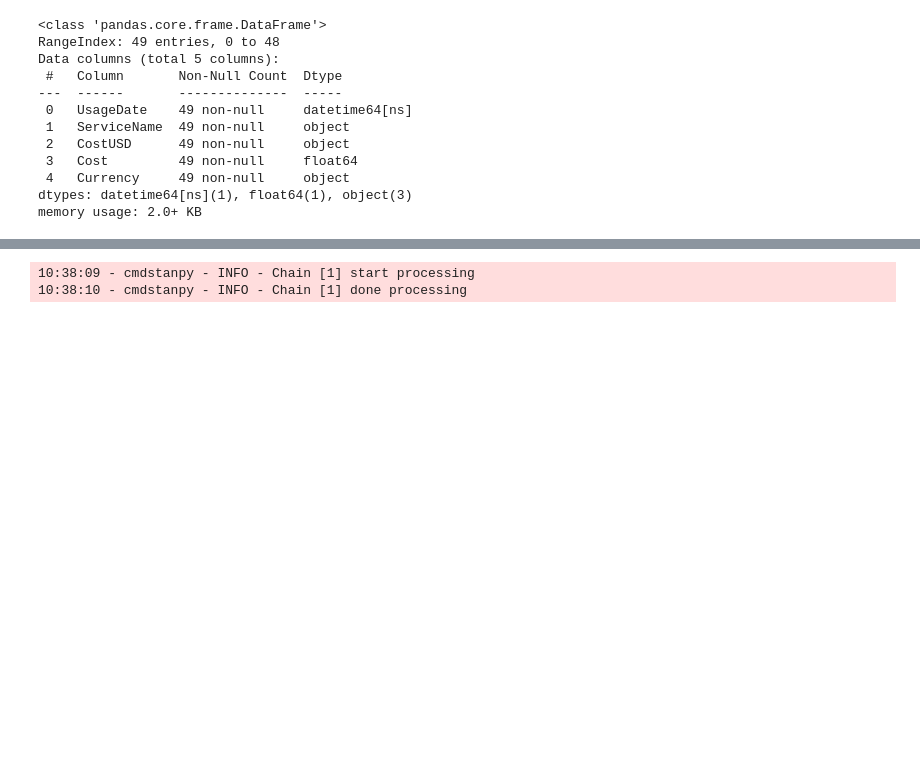
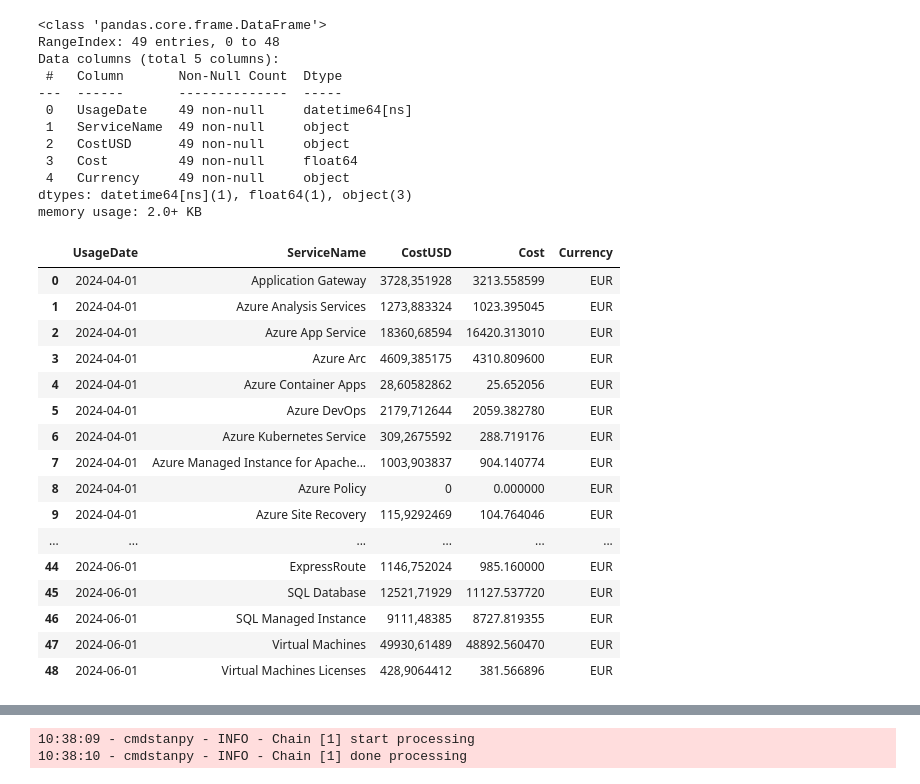
Before and after one commit to thomaszilliox1/FinOps-Projet-Costs-Monitoring-and-Prediction-from-Azure-and-AWS, a Jupyter notebook: FinOps-Projet-Costs-Monitoring-and-Prediction-from-Azure-and-AWS.ipynb, the cells around one changed output, grey strips where cells are left out. Cells and saved outputs as stored; diff of their text form; code cells hidden in the pictures; blank space fills up the shorter version.

```diff
--- a/FinOps-Projet-Costs-Monitoring-and-Prediction-from-Azure-and-AWS.ipynb
+++ b/FinOps-Projet-Costs-Monitoring-and-Prediction-from-Azure-and-AWS.ipynb
@@ -49,3 +88,23 @@ Data columns (total 5 columns):
  4   Currency     49 non-null     object
 dtypes: datetime64[ns](1), float64(1), object(3)
 memory usage: 2.0+ KB
+# %%
+df_azure
+# %% [output]
+|  | UsageDate | ServiceName | CostUSD | Cost | Currency |
+| 0 | 2024-04-01 | Application Gateway | 3728,351928 | 3213.558599 | EUR |
+| 1 | 2024-04-01 | Azure Analysis Services | 1273,883324 | 1023.395045 | EUR |
+| 2 | 2024-04-01 | Azure App Service | 18360,68594 | 16420.313010 | EUR |
+| 3 | 2024-04-01 | Azure Arc | 4609,385175 | 4310.809600 | EUR |
+| 4 | 2024-04-01 | Azure Container Apps | 28,60582862 | 25.652056 | EUR |
+| 5 | 2024-04-01 | Azure DevOps | 2179,712644 | 2059.382780 | EUR |
+| 6 | 2024-04-01 | Azure Kubernetes Service | 309,2675592 | 288.719176 | EUR |
+| 7 | 2024-04-01 | Azure Managed Instance for Apache... | 1003,903837 | 904.140774 | EUR |
+| 8 | 2024-04-01 | Azure Policy | 0 | 0.000000 | EUR |
+| 9 | 2024-04-01 | Azure Site Recovery | 115,9292469 | 104.764046 | EUR |
+| ... | ... | ... | ... | ... | ... |
+| 44 | 2024-06-01 | ExpressRoute | 1146,752024 | 985.160000 | EUR |
+| 45 | 2024-06-01 | SQL Database | 12521,71929 | 11127.537720 | EUR |
+| 46 | 2024-06-01 | SQL Managed Instance | 9111,48385 | 8727.819355 | EUR |
+| 47 | 2024-06-01 | Virtual Machines | 49930,61489 | 48892.560470 | EUR |
+| 48 | 2024-06-01 | Virtual Machines Licenses | 428,9064412 | 381.566896 | EUR |
```
Also changed, not shown: parts of 16 cells of this notebook.
